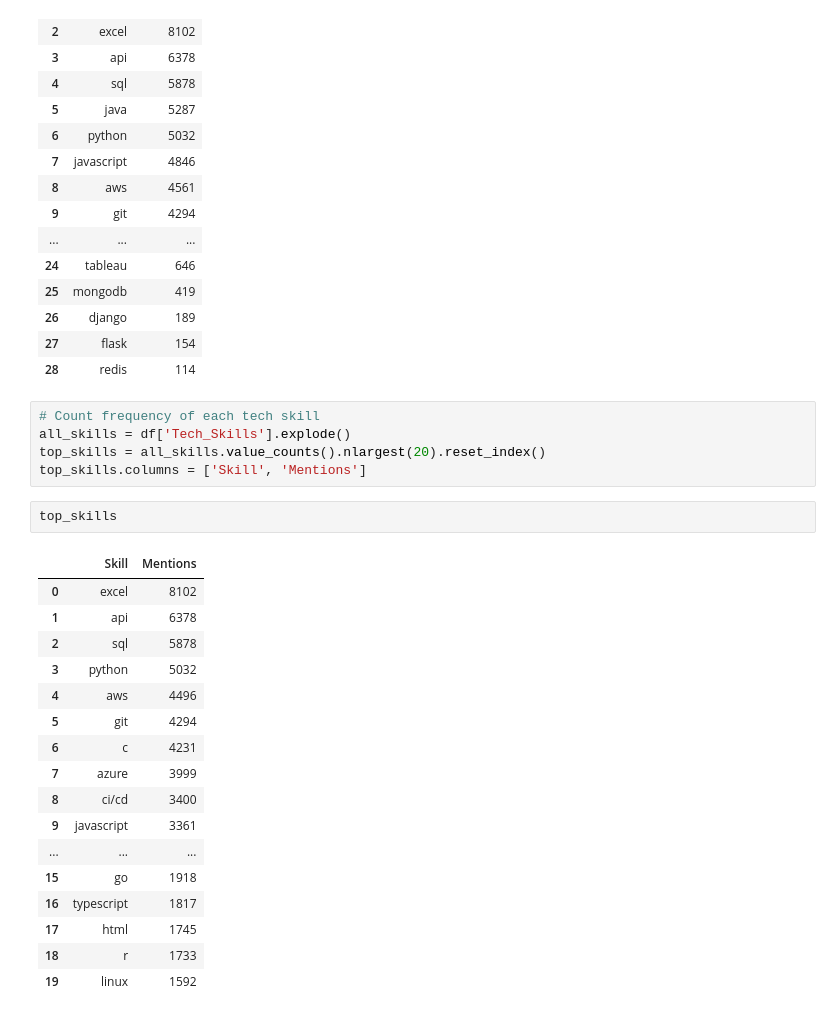
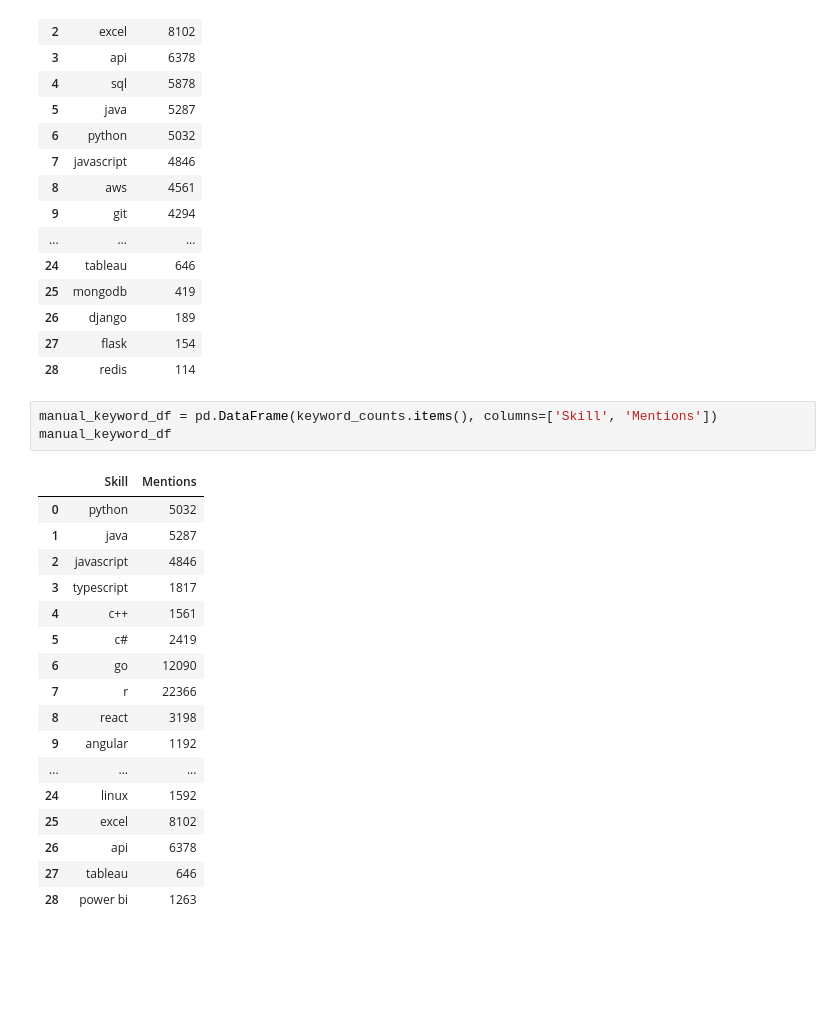
Before and after one commit to Barderus/job-market-dashboard, a Jupyter notebook: notebooks/02 - EDA.ipynb, the cells around one changed output. Cells and saved outputs as stored; diff of their text form; blank space fills up the shorter version.

Commit message:
- Filtered the description to get tech skills insights.

```diff
--- a/notebooks/02 - EDA.ipynb
+++ b/notebooks/02 - EDA.ipynb
@@ -510,28 +510,24 @@ manual_keyword_df
 | 26 | django | 189 |
 | 27 | flask | 154 |
 | 28 | redis | 114 |
-# %%
-# Count frequency of each tech skill
-all_skills = df['Tech_Skills'].explode()
-top_skills = all_skills.value_counts().nlargest(20).reset_index()
-top_skills.columns = ['Skill', 'Mentions']
-# %%
-top_skills
-# %% [output]
-|  | Skill | Mentions |
-| 0 | excel | 8102 |
-| 1 | api | 6378 |
-| 2 | sql | 5878 |
-| 3 | python | 5032 |
-| 4 | aws | 4496 |
-| 5 | git | 4294 |
-| 6 | c | 4231 |
-| 7 | azure | 3999 |
-| 8 | ci/cd | 3400 |
-| 9 | javascript | 3361 |
-| ... | ... | ... |
-| 15 | go | 1918 |
-| 16 | typescript | 1817 |
-| 17 | html | 1745 |
-| 18 | r | 1733 |
-| 19 | linux | 1592 |
+# %%
+manual_keyword_df = pd.DataFrame(keyword_counts.items(), columns=['Skill', 'Mentions'])
+manual_keyword_df
+# %% [output]
+|  | Skill | Mentions |
+| 0 | python | 5032 |
+| 1 | java | 5287 |
+| 2 | javascript | 4846 |
+| 3 | typescript | 1817 |
+| 4 | c++ | 1561 |
+| 5 | c# | 2419 |
+| 6 | go | 12090 |
+| 7 | r | 22366 |
+| 8 | react | 3198 |
+| 9 | angular | 1192 |
+| ... | ... | ... |
+| 24 | linux | 1592 |
+| 25 | excel | 8102 |
+| 26 | api | 6378 |
+| 27 | tableau | 646 |
+| 28 | power bi | 1263 |
```
Also changed, not shown: parts of 16 cells of this notebook.
